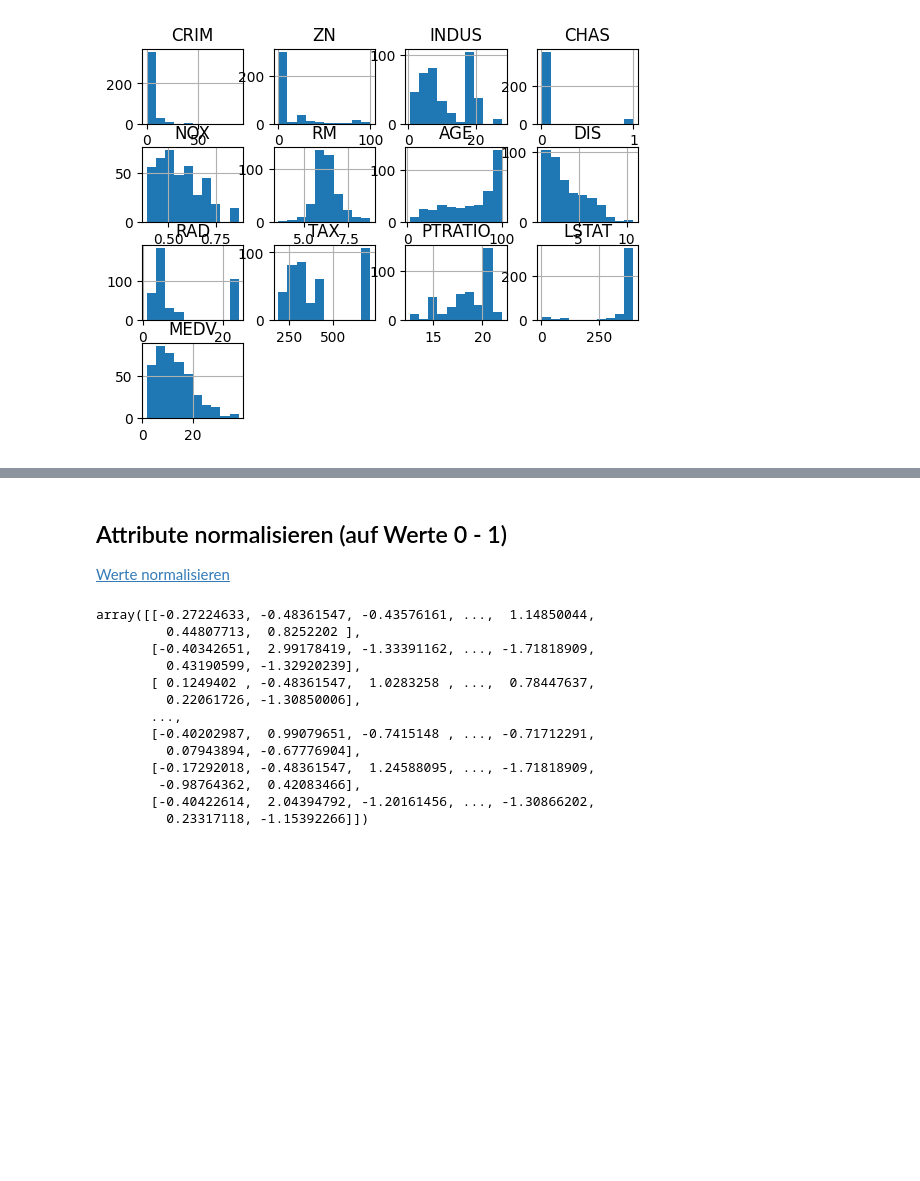
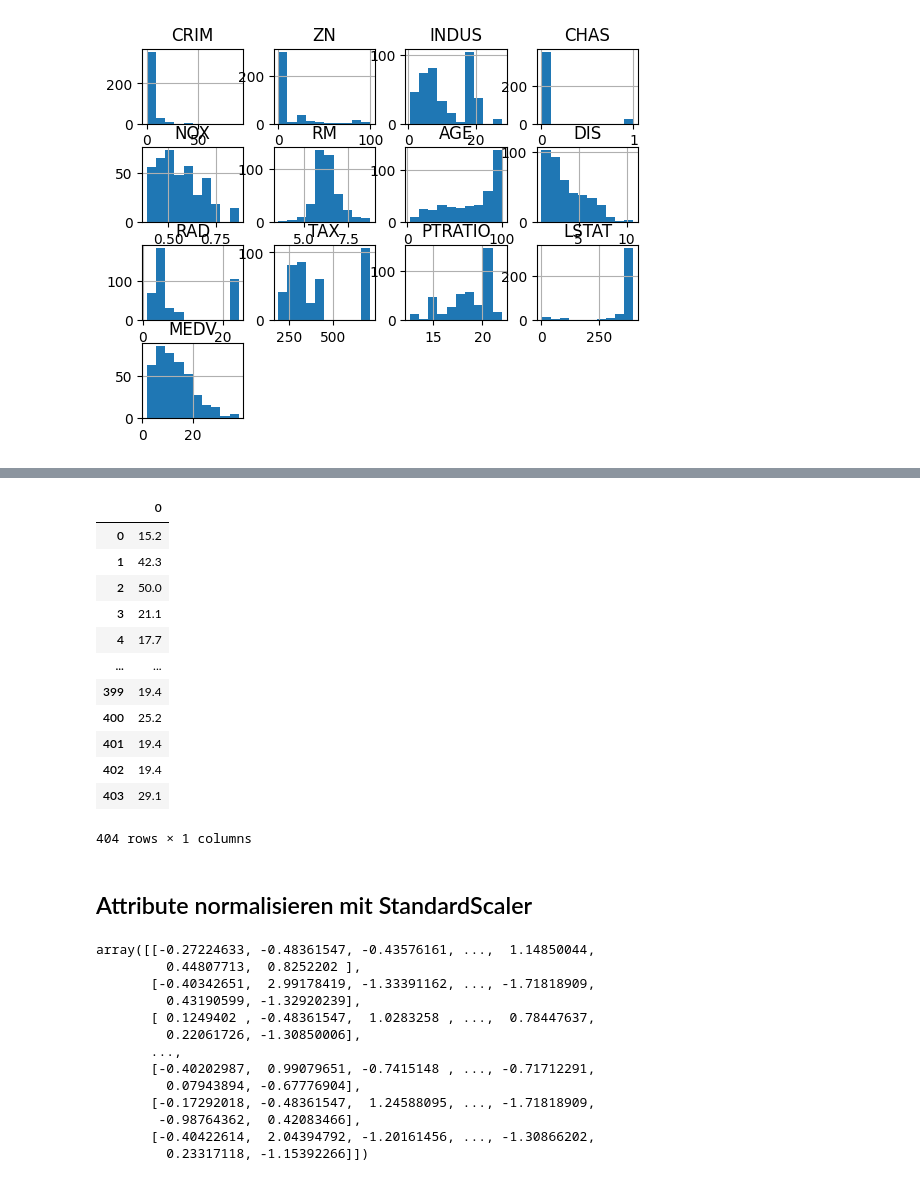
Before and after one commit to yhutter-dv/fhgr-dl, a Jupyter notebook: notebooks/BostonHousing.ipynb, the cells around one changed output, grey strips where cells are left out. Saved outputs shown, nothing was run; the diff lists cells and outputs as text; code cells hidden in the pictures; blank space fills up the shorter version.

```diff
--- a/notebooks/BostonHousing.ipynb
+++ b/notebooks/BostonHousing.ipynb
@@ -74,5 +78,20 @@ array([[<Axes: title={'center': 'CRIM'}>, <Axes: title={'center': 'ZN'}>,
+# %%
+y_train_df = pd.DataFrame(y_train)
+y_train_df
+# %% [output]
+|  | 0 |
+| 0 | 15.2 |
+| 1 | 42.3 |
+| 2 | 50.0 |
+| 3 | 21.1 |
+| 4 | 17.7 |
+| ... | ... |
+| 399 | 19.4 |
+| 400 | 25.2 |
+| 401 | 19.4 |
+| 402 | 19.4 |
+| 403 | 29.1 |
+404 rows × 1 columns
 # %% [markdown]
-## Attribute normalisieren (auf Werte 0 - 1)
-
-[Werte normalisieren](https://www.kaggle.com/code/arunkumarramanan/tensorflow-tutorial-and-housing-price-prediction)
+## Attribute normalisieren mit StandardScaler
 # %%
```
Also changed, not shown: parts of 14 cells of this notebook, 5 other files.
